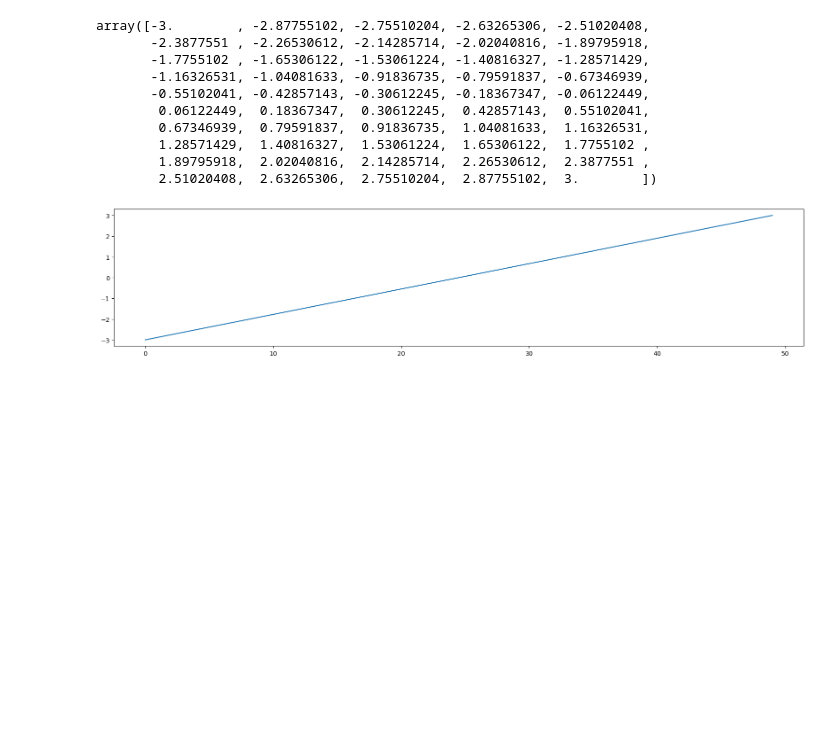
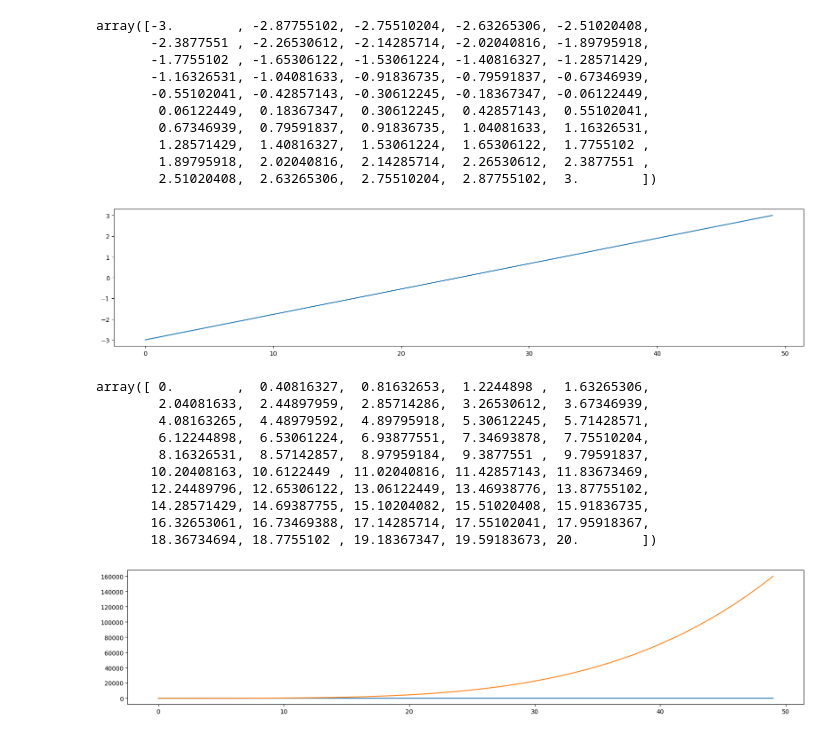
Before and after one commit to ahaing/CL_0805, a Jupyter notebook: Lec002.ipynb, the cells around one changed output. Saved outputs shown, nothing was run; the diff lists cells and outputs as text; code cells hidden in the pictures; blank space fills up the shorter version.

```diff
--- a/Lec002.ipynb
+++ b/Lec002.ipynb
@@ -30,13 +30,28 @@ array([-3.        , -2.87755102, -2.75510204, -2.63265306, -2.51020408,
 # %%
 import numpy as np
 import matplotlib.pyplot as plt
 figure = plt.figure
 
 x = np.linspace(-5,5,50) # 產生 50 個
 # linspace 線性的圖
+x = x * 2 + 10
+y = x ** 4
 
 display(x)
 figure = plt.figure(figsize=(20,4))
-axes = figure.add_subplot() # 甚麼意思??
-axes.plot(x)
+plotF = figure.add_subplot() # 甚麼意思??
+plotF.plot(x)
+plotF.plot(y)
 plt.show()
+# %% [output]
+array([ 0.        ,  0.40816327,  0.81632653,  1.2244898 ,  1.63265306,
+        2.04081633,  2.44897959,  2.85714286,  3.26530612,  3.67346939,
+        4.08163265,  4.48979592,  4.89795918,  5.30612245,  5.71428571,
+        6.12244898,  6.53061224,  6.93877551,  7.34693878,  7.75510204,
+        8.16326531,  8.57142857,  8.97959184,  9.3877551 ,  9.79591837,
+       10.20408163, 10.6122449 , 11.02040816, 11.42857143, 11.83673469,
+       12.24489796, 12.65306122, 13.06122449, 13.46938776, 13.87755102,
+       14.28571429, 14.69387755, 15.10204082, 15.51020408, 15.91836735,
+       16.32653061, 16.73469388, 17.14285714, 17.55102041, 17.95918367,
+       18.36734694, 18.7755102 , 19.18367347, 19.59183673, 20.        ])
+[figure, added]
```
Also changed, not shown: parts of 1 cell of this notebook.
